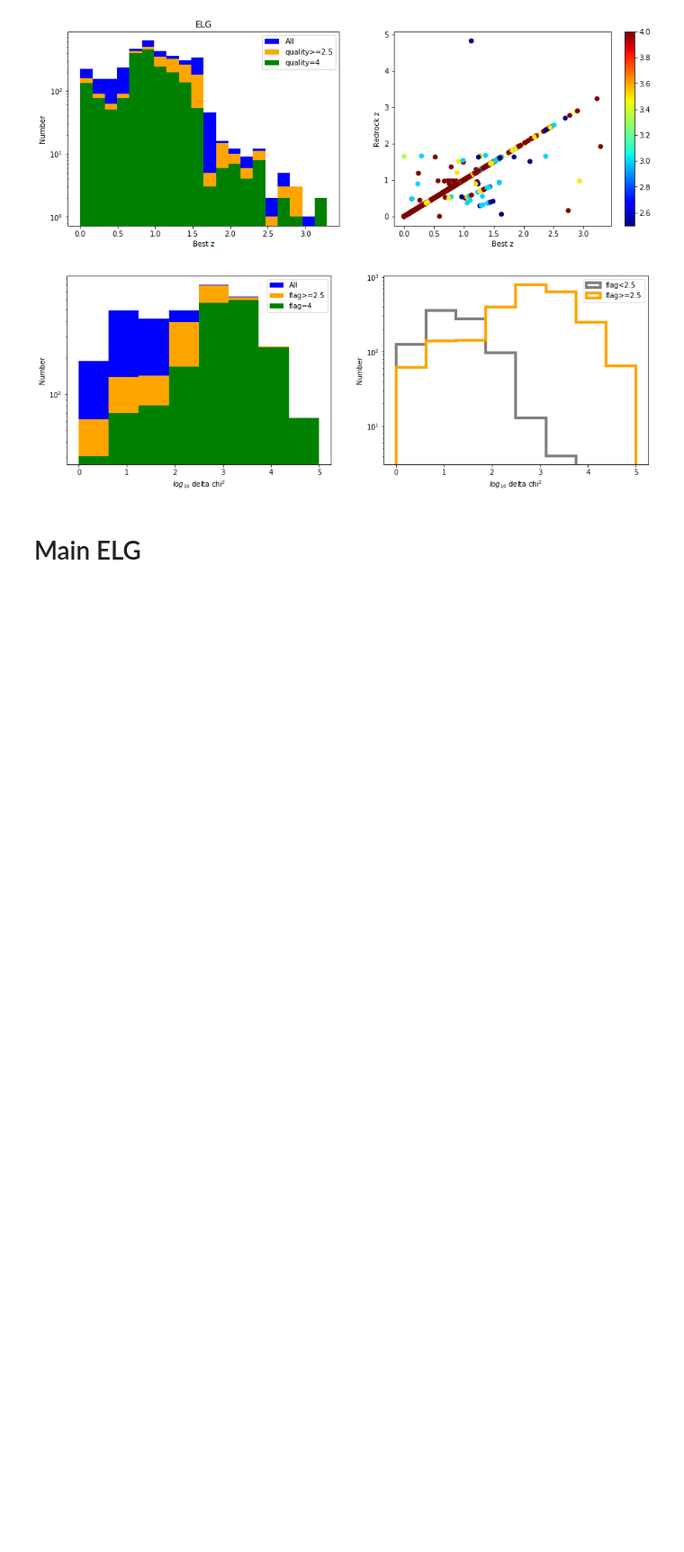
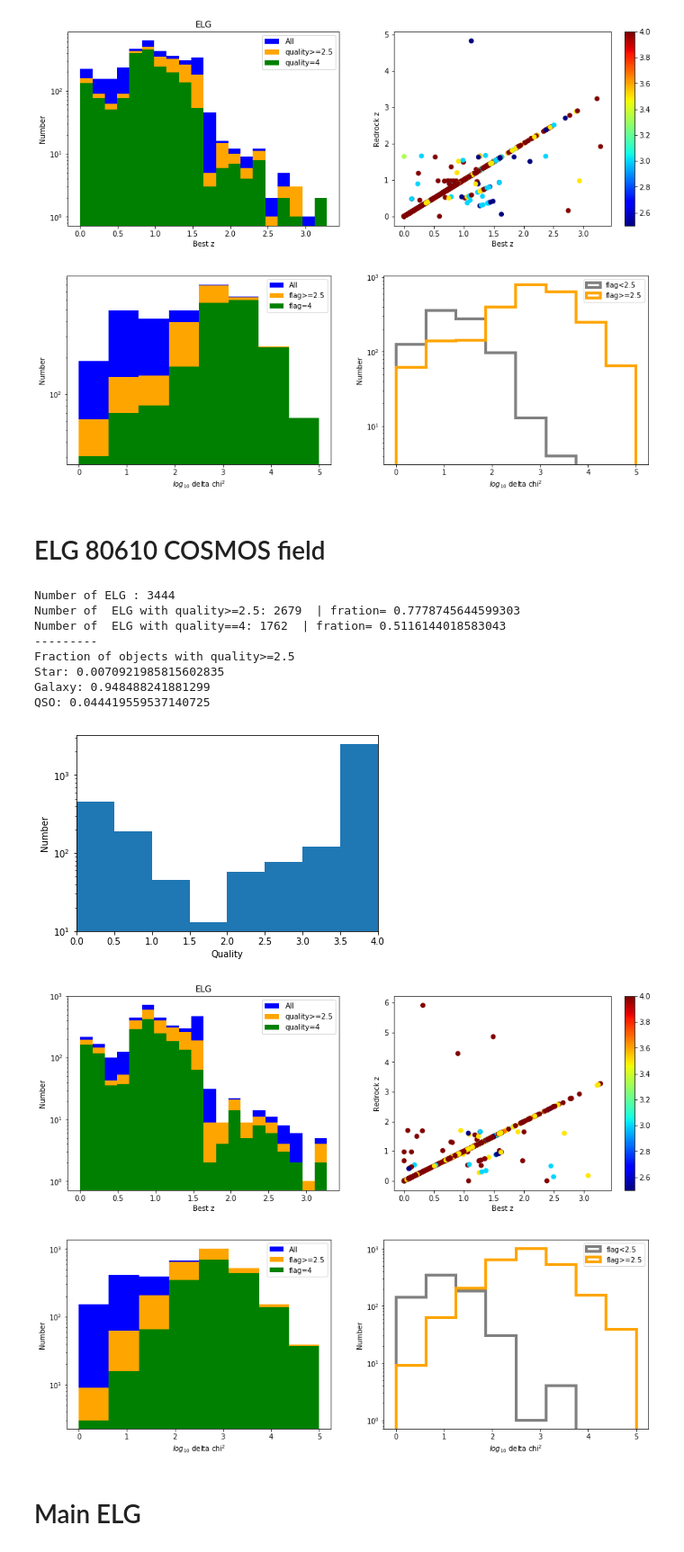
Before and after one commit to astro-blue/DESI_VI, a Jupyter notebook: VI_merging_Blanc/Statistics of Blanc Truth Tables.ipynb, the cells around one changed output. Shown at 90% size. Cells and saved outputs as stored; diff of their text form; code cells hidden in the pictures; blank space fills up the shorter version.

```diff
--- a/VI_merging_Blanc/Statistics of Blanc Truth Tables.ipynb
+++ b/VI_merging_Blanc/Statistics of Blanc Truth Tables.ipynb
@@ -94,6 +94,7 @@ else:
     LRG = pd.read_csv(dir+'desi-vi_LRG_tile80609_nightdeep_merged_all_210130.csv')
     ELG_80606 = pd.read_csv(dir+'desi-vi_ELG_tile80606_nightdeep_merged_all_210218.csv')
     ELG_80608 = pd.read_csv(dir+'desi-vi_ELG_tile80608_nightdeep_merged_all_210208.csv')
+    ELG_80610 = pd.read_csv(dir+'desi-vi_ELG_tile80610_nightdeep_merged_all_210308.csv')
     #QSO = pd.read_csv('desi-vi_QSO_tile80609_nightdeep_merged_all_210202_ADDING_object_info.csv')
 # %%
 #BGS
@@ -178,6 +179,24 @@ QSO: 0.03261734287987271
 [figure]
 [figure]
 [figure]
+# %% [markdown]
+# ELG 80610 COSMOS field
+# %%
+print_simple_number(ELG_80610,'ELG')
+plot_redshift_distribution(ELG_80610,'ELG')
+plot_chi2_quality_distribution(ELG_80610)
+# %% [output]
+Number of ELG : 3444
+Number of  ELG with quality>=2.5: 2679  | fration= 0.7778745644599303
+Number of  ELG with quality==4: 1762  | fration= 0.5116144018583043
+---------
+Fraction of objects with quality>=2.5
+Star: 0.0070921985815602835
+Galaxy: 0.948488241881299
+QSO: 0.044419559537140725
+[figure, added]
+[figure, added]
+[figure, added]
 # %%
 def plot_main_selection():
     x_gt_08 = np.arange(0.85,1.6,0.01)
```
Also changed, not shown: parts of 3 cells of this notebook, 1 other file.
